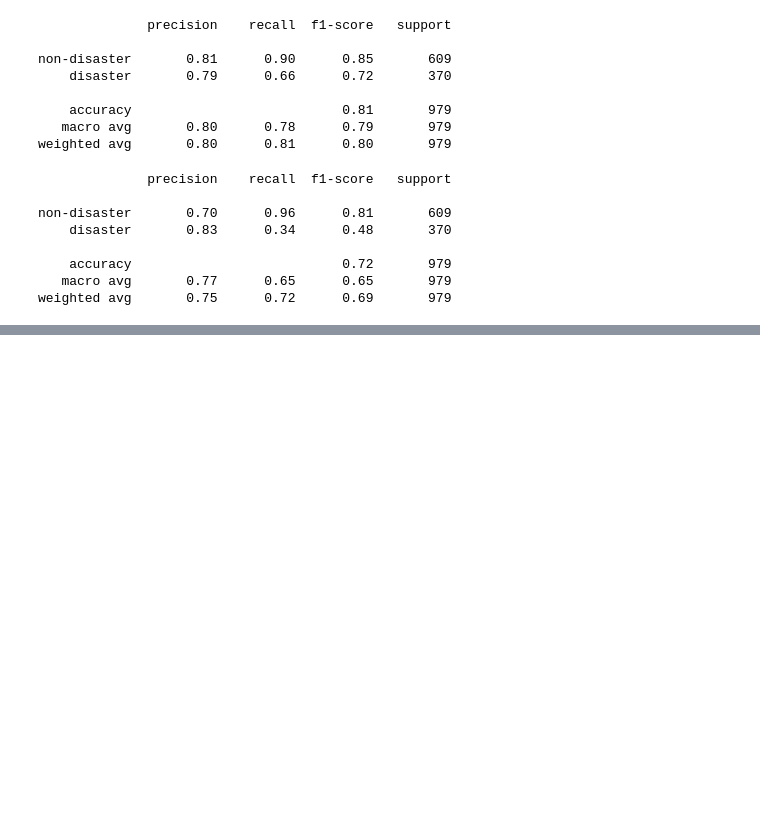
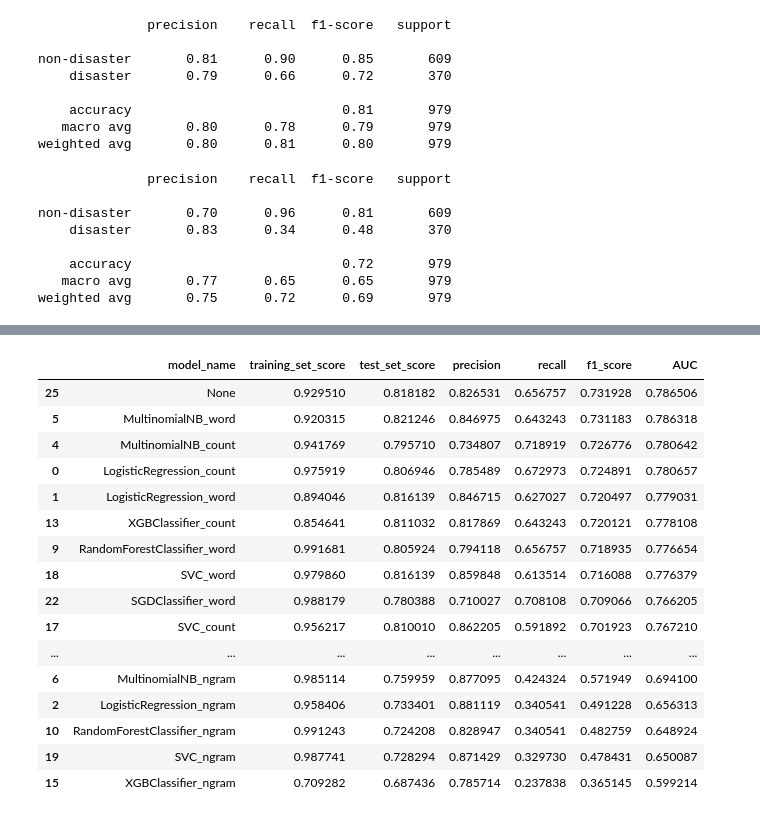
Before and after one commit to amin224/DisasterTweetDetection, a Jupyter notebook: AmnTest.ipynb, the cells around one changed output, grey strips where cells are left out. Cells and saved outputs as stored; diff of their text form; code cells hidden in the pictures; blank space fills up the shorter version.

```diff
--- a/AmnTest.ipynb
+++ b/AmnTest.ipynb
@@ -883,0 +1301,20 @@ weighted avg       0.79      0.79      0.78       979
+# %%
+all_performances.sort_values(by=['f1_score'], ascending=False)
+# %% [output]
+|  | model_name | training_set_score | test_set_score | precision | recall | f1_score | AUC |
+| 25 | None | 0.929510 | 0.818182 | 0.826531 | 0.656757 | 0.731928 | 0.786506 |
+| 5 | MultinomialNB_word | 0.920315 | 0.821246 | 0.846975 | 0.643243 | 0.731183 | 0.786318 |
+| 4 | MultinomialNB_count | 0.941769 | 0.795710 | 0.734807 | 0.718919 | 0.726776 | 0.780642 |
+| 0 | LogisticRegression_count | 0.975919 | 0.806946 | 0.785489 | 0.672973 | 0.724891 | 0.780657 |
+| 1 | LogisticRegression_word | 0.894046 | 0.816139 | 0.846715 | 0.627027 | 0.720497 | 0.779031 |
+| 13 | XGBClassifier_count | 0.854641 | 0.811032 | 0.817869 | 0.643243 | 0.720121 | 0.778108 |
+| 9 | RandomForestClassifier_word | 0.991681 | 0.805924 | 0.794118 | 0.656757 | 0.718935 | 0.776654 |
+| 18 | SVC_word | 0.979860 | 0.816139 | 0.859848 | 0.613514 | 0.716088 | 0.776379 |
+| 22 | SGDClassifier_word | 0.988179 | 0.780388 | 0.710027 | 0.708108 | 0.709066 | 0.766205 |
+| 17 | SVC_count | 0.956217 | 0.810010 | 0.862205 | 0.591892 | 0.701923 | 0.767210 |
+| ... | ... | ... | ... | ... | ... | ... | ... |
+| 6 | MultinomialNB_ngram | 0.985114 | 0.759959 | 0.877095 | 0.424324 | 0.571949 | 0.694100 |
+| 2 | LogisticRegression_ngram | 0.958406 | 0.733401 | 0.881119 | 0.340541 | 0.491228 | 0.656313 |
+| 10 | RandomForestClassifier_ngram | 0.991243 | 0.724208 | 0.828947 | 0.340541 | 0.482759 | 0.648924 |
+| 19 | SVC_ngram | 0.987741 | 0.728294 | 0.871429 | 0.329730 | 0.478431 | 0.650087 |
+| 15 | XGBClassifier_ngram | 0.709282 | 0.687436 | 0.785714 | 0.237838 | 0.365145 | 0.599214 |
```
Also changed, not shown: parts of 69 cells of this notebook.
